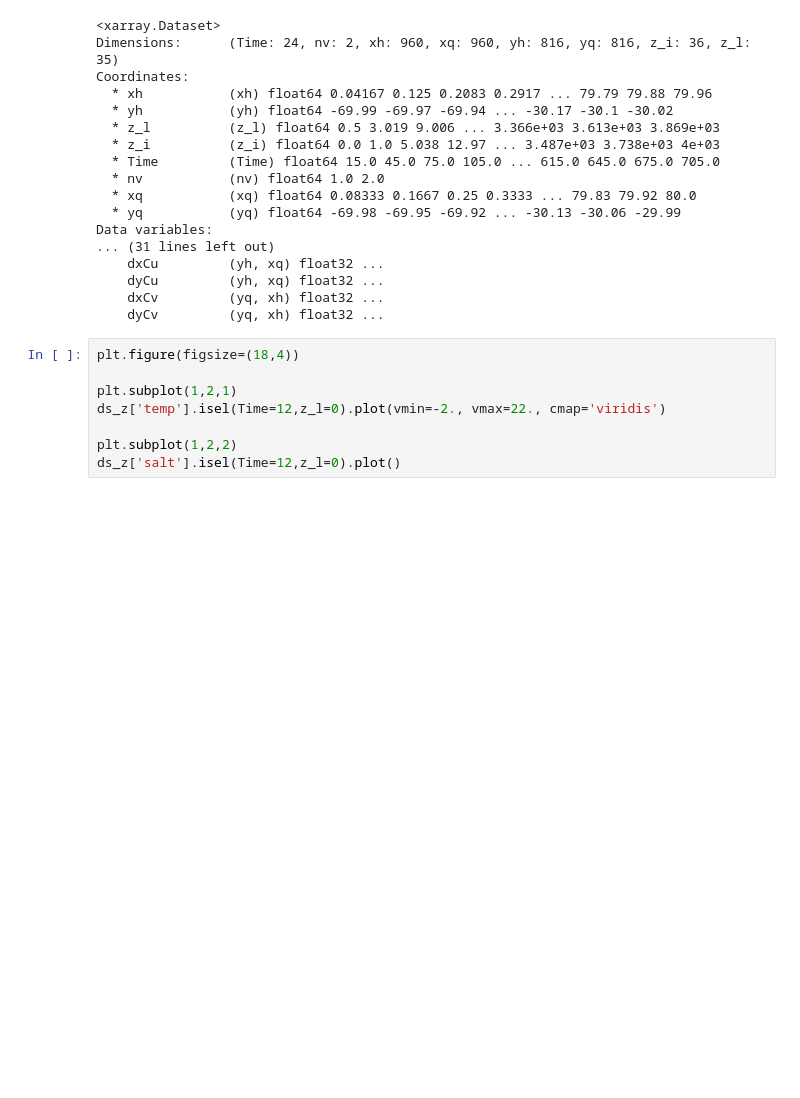
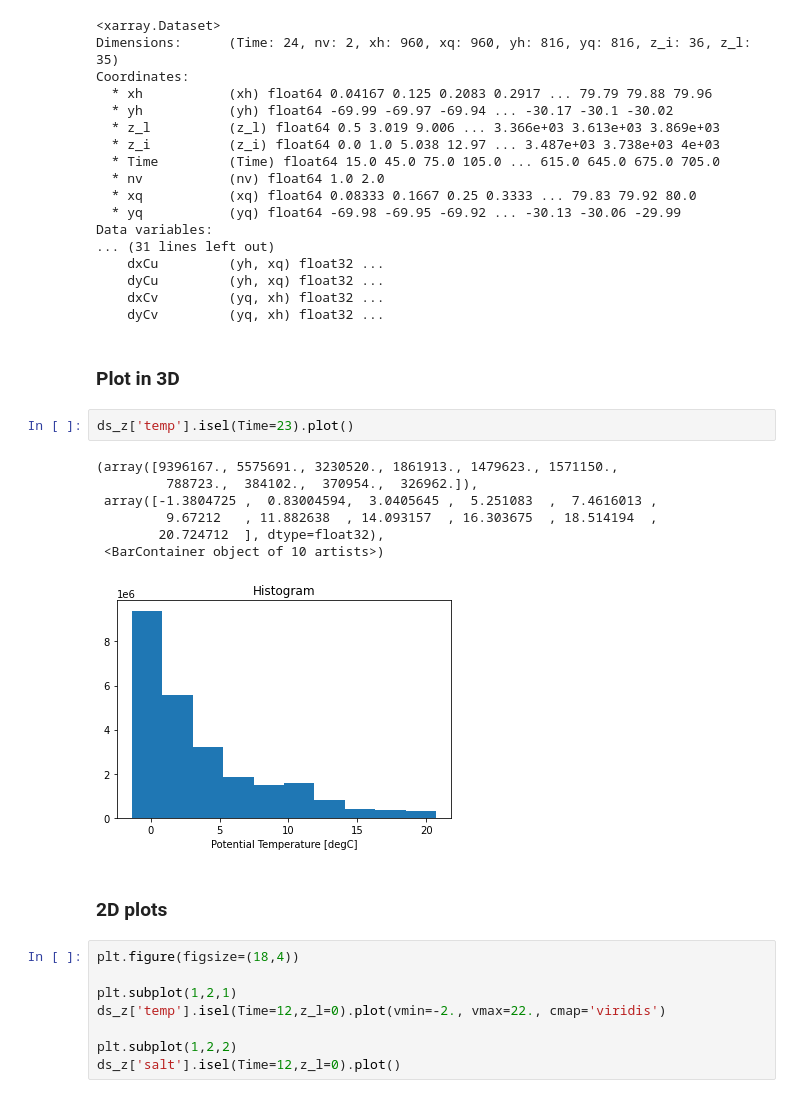
Before and after one commit to hmkhatri/MOM6-Channel-Southern-Ocean, a Jupyter notebook: Analysis/TS_008_Test.ipynb, the cells around one changed output. Drawn from its saved outputs; the diff is of its cells as text; blank space fills up the shorter version.

```diff
--- a/Analysis/TS_008_Test.ipynb
+++ b/Analysis/TS_008_Test.ipynb
@@ -105,6 +105,20 @@ Data variables:
     dyCu         (yh, xq) float32 ...
     dxCv         (yq, xh) float32 ...
     dyCv         (yq, xh) float32 ...
+# %% [markdown]
+### Plot in 3D
+# %%
+ds_z['temp'].isel(Time=23).plot()
+# %% [output]
+(array([9396167., 5575691., 3230520., 1861913., 1479623., 1571150.,
+         788723.,  384102.,  370954.,  326962.]),
+ array([-1.3804725 ,  0.83004594,  3.0405645 ,  5.251083  ,  7.4616013 ,
+         9.67212   , 11.882638  , 14.093157  , 16.303675  , 18.514194  ,
+        20.724712  ], dtype=float32),
+ <BarContainer object of 10 artists>)
+[figure, added]
+# %% [markdown]
+### 2D plots
 # %%
 plt.figure(figsize=(18,4))
 
```
Also changed, not shown: 1 other file.
